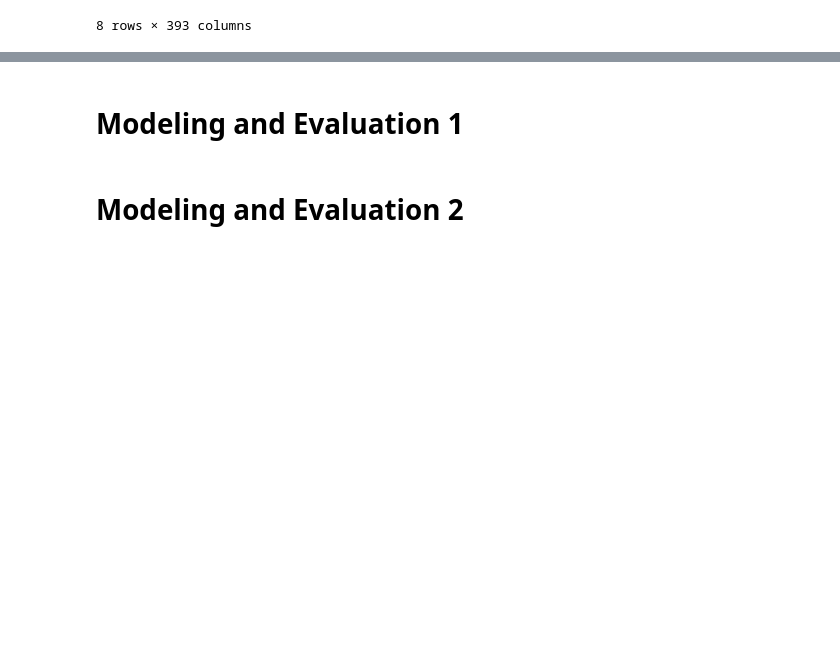
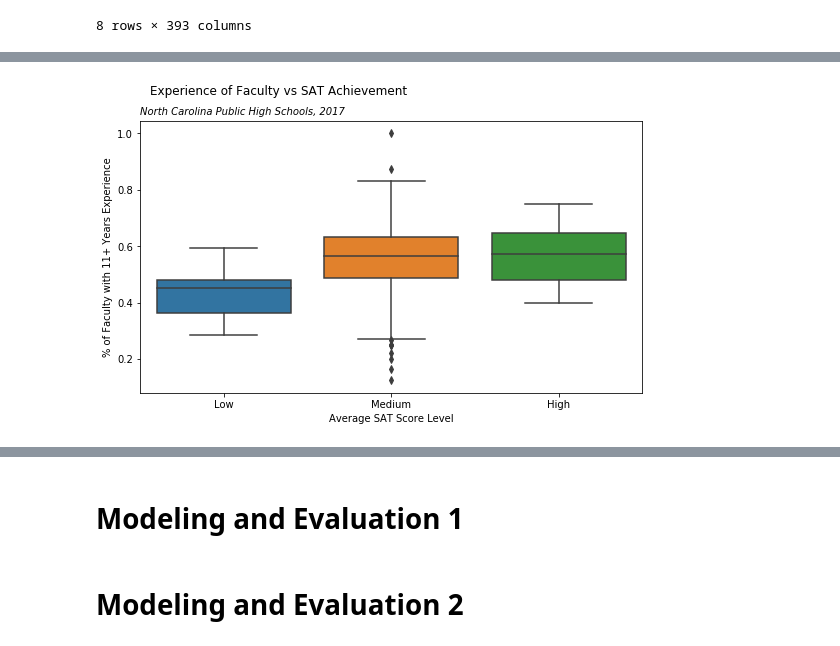
Before and after one commit to jeffweltman/MSDS7331, a Jupyter notebook: Lab3-Kevin.ipynb, the cells around one changed output, grey strips where cells are left out. Drawn from its saved outputs; the diff is of its cells as text; code cells hidden in the pictures; blank space fills up the shorter version.

```diff
--- a/Lab3-Kevin.ipynb
+++ b/Lab3-Kevin.ipynb
@@ -660,0 +664,12 @@ hs_2017.describe()
+# %%
+vars = ['tchyrs_11plus_pct', 'sat_avg_level']
+df = hs_2017[vars]
+fig, ax = plt.subplots(figsize=(9, 5))
+sns.boxplot(data=df, x = 'sat_avg_level', y = 'tchyrs_11plus_pct', order=['Low', 'Medium', 'High'])
+plt.xlabel("Average SAT Score Level")
+plt.ylabel("% of Faculty with 11+ Years Experience")
+plt.suptitle('Experience of Faculty vs SAT Achievement', x = .338)
+plt.title('North Carolina Public High Schools, 2017', size=10, loc='left', style = 'italic')
+plt.show()
+# %% [output]
+[figure, added]
```
Also changed, not shown: parts of 17 cells of this notebook.
